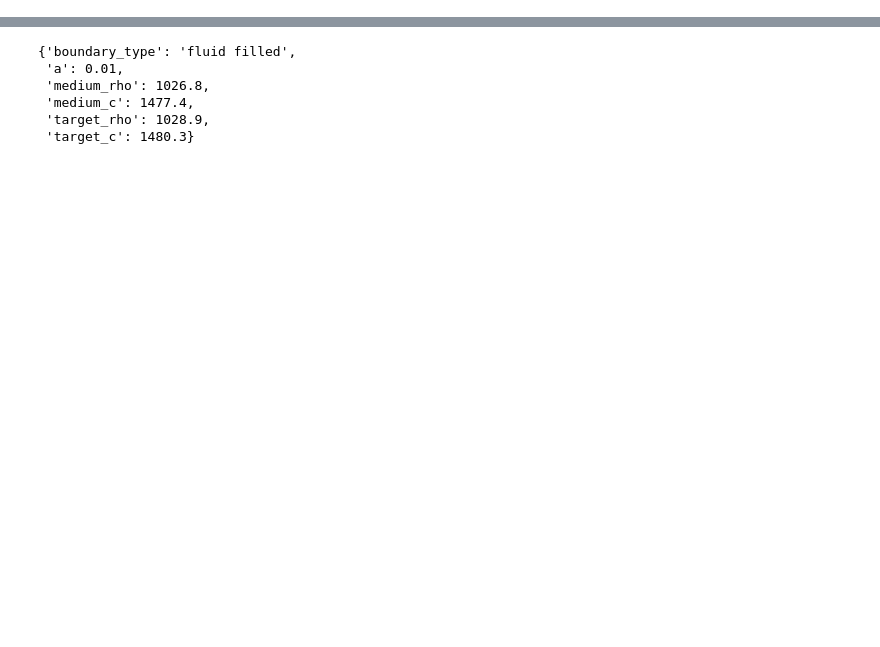
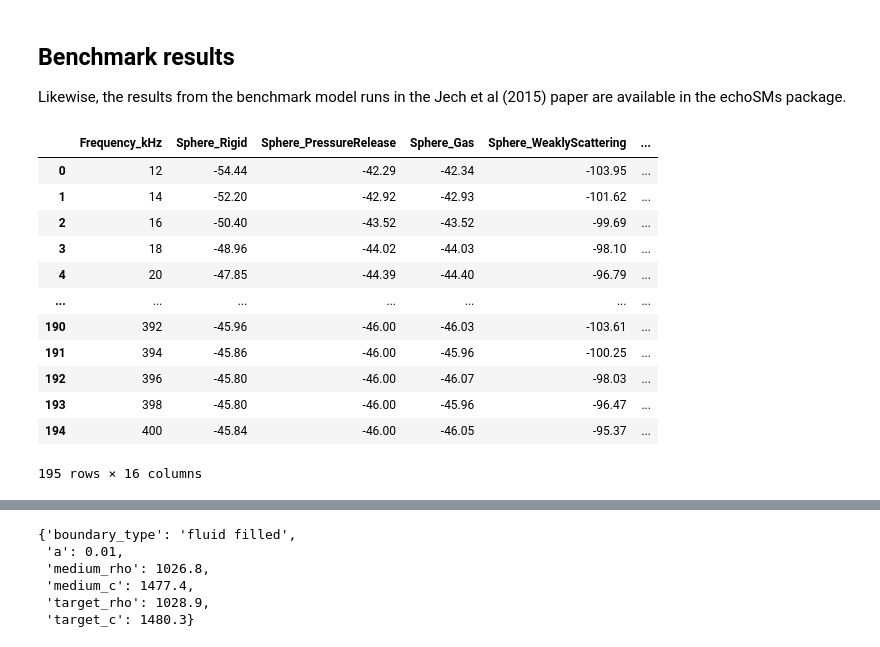
Before and after one commit to ices-tools-dev/echoSMs, a Jupyter notebook: docs/tutorial.ipynb, the cells around one changed output, grey strips where cells are left out. Cells and saved outputs as stored; diff of their text form; code cells hidden in the pictures; blank space fills up the shorter version.

```diff
--- a/docs/tutorial.ipynb
+++ b/docs/tutorial.ipynb
@@ -29,0 +60,21 @@ rm.names()
+# %% [markdown]
+## Benchmark results
+Likewise, the results from the benchmark model runs in the Jech et al (2015) paper are available in the echoSMs package.
+# %%
+bm = BenchmarkData()
+bmf = bm.freq_dataset  # this is a Pandas DataFrame
+bmf
+# %% [output]
+|  | Frequency_kHz | Sphere_Rigid | Sphere_PressureRelease | Sphere_Gas | Sphere_WeaklyScattering | ... |
+| 0 | 12 | -54.44 | -42.29 | -42.34 | -103.95 | ... |
+| 1 | 14 | -52.20 | -42.92 | -42.93 | -101.62 | ... |
+| 2 | 16 | -50.40 | -43.52 | -43.52 | -99.69 | ... |
+| 3 | 18 | -48.96 | -44.02 | -44.03 | -98.10 | ... |
+| 4 | 20 | -47.85 | -44.39 | -44.40 | -96.79 | ... |
+| ... | ... | ... | ... | ... | ... | ... |
+| 190 | 392 | -45.96 | -46.00 | -46.03 | -103.61 | ... |
+| 191 | 394 | -45.86 | -46.00 | -45.96 | -100.25 | ... |
+| 192 | 396 | -45.80 | -46.00 | -46.07 | -98.03 | ... |
+| 193 | 398 | -45.80 | -46.00 | -45.96 | -96.47 | ... |
+| 194 | 400 | -45.84 | -46.00 | -46.05 | -95.37 | ... |
+195 rows × 16 columns
```
Also changed, not shown: parts of 23 cells of this notebook, 1 other file.
